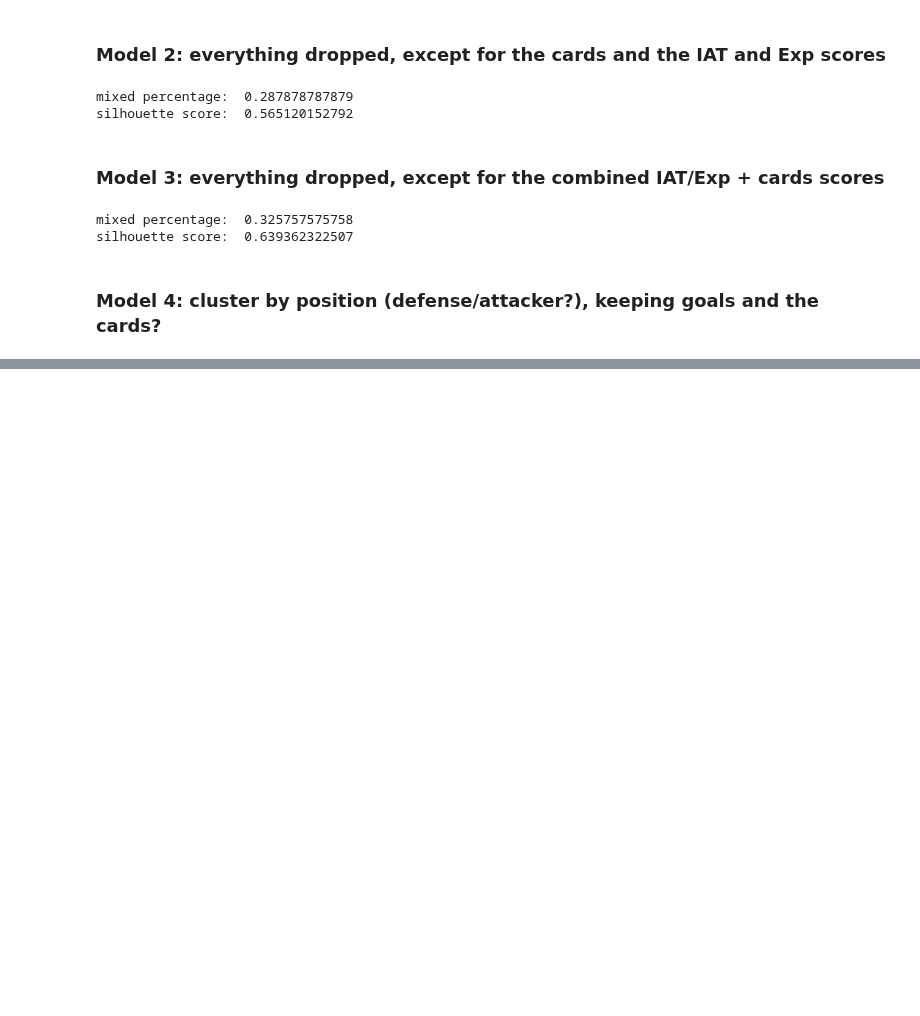
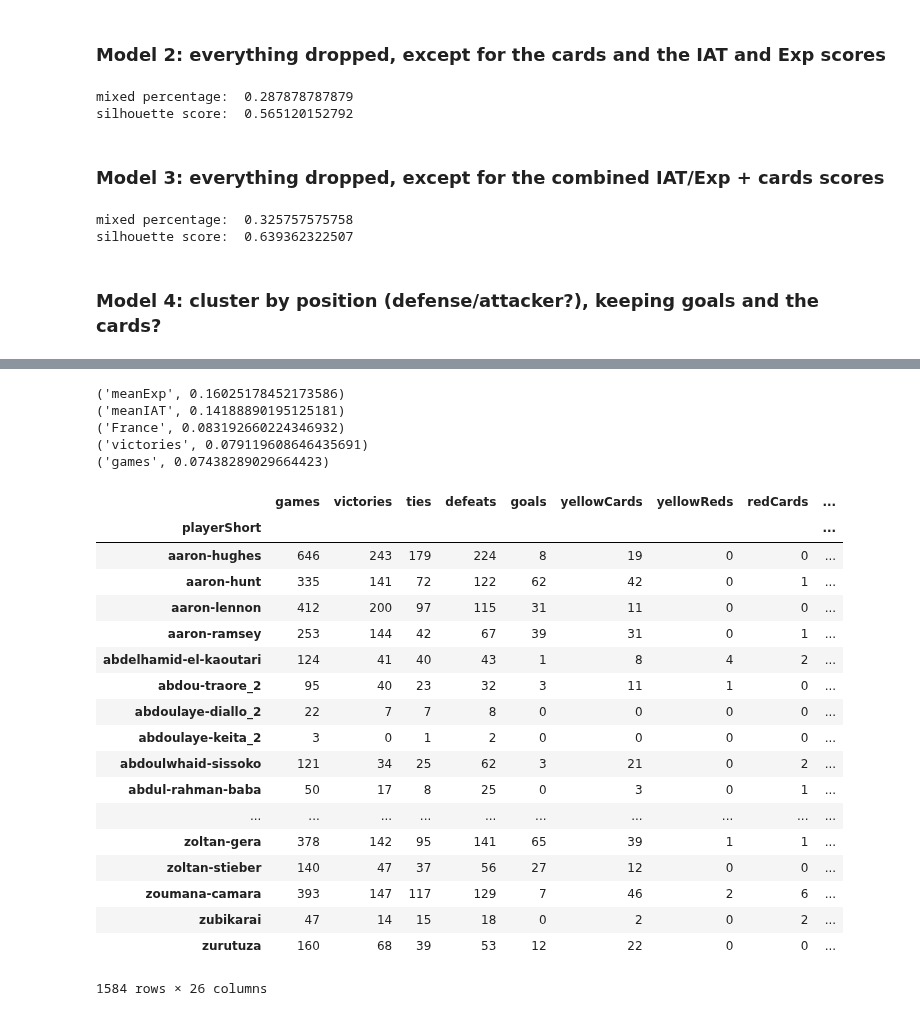
Before and after one commit to fearnleymartin/ada-epfl, a Jupyter notebook: 04 - Applied Machine Learning/Main.ipynb, the cells around one changed output, grey strips where cells are left out. Saved outputs shown, nothing was run; the diff lists cells and outputs as text; code cells hidden in the pictures; blank space fills up the shorter version.

```diff
--- a/04 - Applied Machine Learning/Main.ipynb
+++ b/04 - Applied Machine Learning/Main.ipynb
@@ -160,7 +161,7 @@ def feature_importance(X, features, n_most_important_features=5):
         print (sorted_feature_importance[i])
 # %%
 # Helper function for plotting learning curves
-def plot_learning_curve(title, estimator, X, y, cv=20):
+def plot_learning_curve(title, estimator, X, y, cv=30):
     """
     Generate a simple plot of the test and training learning curve.
 
@@ -188,7 +189,7 @@ def plot_learning_curve(title, estimator, X, y, cv=20):
     plt.xlabel("Training examples")
     plt.ylabel("Score")
 
-    train_sizes, train_scores, test_scores = learning_curve(estimator, X, y, cv=cv)
+    train_sizes, train_scores, test_scores = learning_curve(estimator, X, y, cv=cv, n_jobs=-1)
     train_scores_mean = np.mean(train_scores, axis=1)
     train_scores_std = np.std(train_scores, axis=1)
     test_scores_mean = np.mean(test_scores, axis=1)
@@ -284,7 +295,7 @@ plt.show()
 # %% [markdown]
 ### Model 3: Model with added features that multiply the meanIAT and the meanExp with the red/yellow/yellowred cards values
 # %%
-clf = RandomForestClassifier(n_estimators=10)
+clf = RandomForestClassifier(n_estimators=500, max_features='log2', max_depth=8, min_samples_leaf=2)
 Y = np.asarray(df_agg['skinColor'], dtype='str')
 X = df_agg.drop(['skinColor'], 1)
 # %%
@@ -408,0 +462,28 @@ silhouette score:  0.635049523798
+# %%
+feature_importance(X, clf.feature_importances_)
+X
+# %% [output]
+('meanExp', 0.16025178452173586)
+('meanIAT', 0.14188890195125181)
+('France', 0.083192660224346932)
+('victories', 0.079119608646435691)
+('games', 0.07438289029664423)
+|  | games | victories | ties | defeats | goals | yellowCards | yellowReds | redCards | ... |
+| playerShort |  |  |  |  |  |  |  |  | ... |
+| aaron-hughes | 646 | 243 | 179 | 224 | 8 | 19 | 0 | 0 | ... |
+| aaron-hunt | 335 | 141 | 72 | 122 | 62 | 42 | 0 | 1 | ... |
+| aaron-lennon | 412 | 200 | 97 | 115 | 31 | 11 | 0 | 0 | ... |
+| aaron-ramsey | 253 | 144 | 42 | 67 | 39 | 31 | 0 | 1 | ... |
+| abdelhamid-el-kaoutari | 124 | 41 | 40 | 43 | 1 | 8 | 4 | 2 | ... |
+| abdou-traore_2 | 95 | 40 | 23 | 32 | 3 | 11 | 1 | 0 | ... |
+| abdoulaye-diallo_2 | 22 | 7 | 7 | 8 | 0 | 0 | 0 | 0 | ... |
+| abdoulaye-keita_2 | 3 | 0 | 1 | 2 | 0 | 0 | 0 | 0 | ... |
+| abdoulwhaid-sissoko | 121 | 34 | 25 | 62 | 3 | 21 | 0 | 2 | ... |
+| abdul-rahman-baba | 50 | 17 | 8 | 25 | 0 | 3 | 0 | 1 | ... |
+| ... | ... | ... | ... | ... | ... | ... | ... | ... | ... |
+| zoltan-gera | 378 | 142 | 95 | 141 | 65 | 39 | 1 | 1 | ... |
+| zoltan-stieber | 140 | 47 | 37 | 56 | 27 | 12 | 0 | 0 | ... |
+| zoumana-camara | 393 | 147 | 117 | 129 | 7 | 46 | 2 | 6 | ... |
+| zubikarai | 47 | 14 | 15 | 18 | 0 | 2 | 0 | 2 | ... |
+| zurutuza | 160 | 68 | 39 | 53 | 12 | 22 | 0 | 0 | ... |
+1584 rows × 26 columns
```
Also changed, not shown: parts of 16 cells of this notebook.
